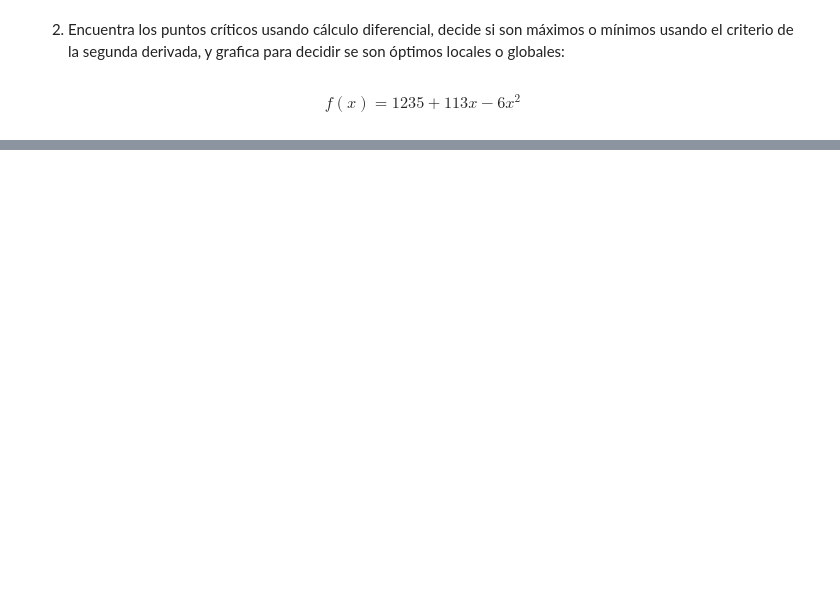
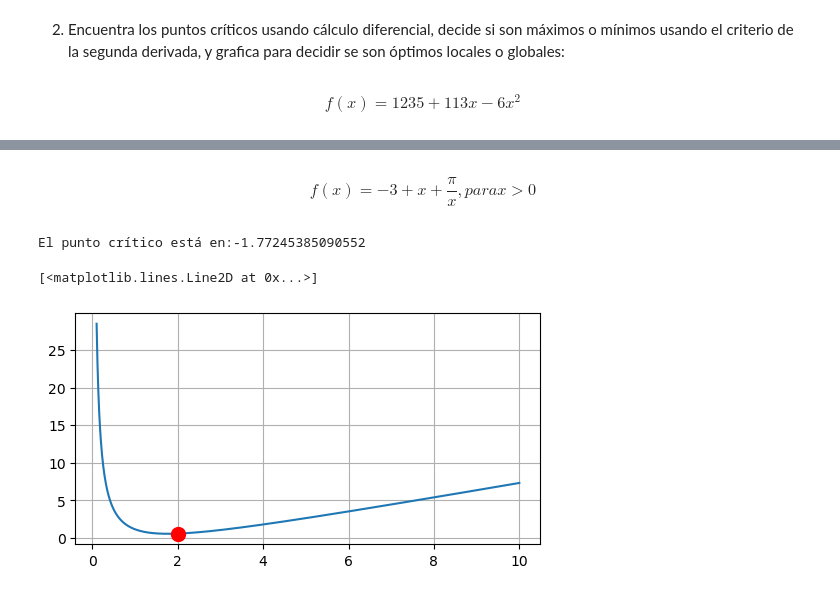
Before and after one commit to RRlaura/Simulacion-Matematica, a Jupyter notebook: Clase 6 A04 (1).ipynb, the cells around one changed output, grey strips where cells are left out. Drawn from its saved outputs; the diff is of its cells as text; code cells hidden in the pictures; blank space fills up the shorter version.

```diff
--- a/Clase 6 A04 (1).ipynb
+++ b/Clase 6 A04 (1).ipynb
@@ -110,0 +130,25 @@ SympifyError: SympifyError: [113/12]
+# %% [markdown]
+$$ f(x) = -3+x+ \frac {\pi}{x}, para x>0 $$
+# %%
+import sympy as sp
+import matplotlib.pyplot as plt
+import numpy as np
+sp.var("x")
+
+def f(x):
+    return -3 + x + (np.pi/x)
+
+df1 = sp.diff(f(x), x)
+pc = sp.solve(df1, x)
+
+
+x = np.linspace(0.1, 10, 1000)
+print("El punto crítico está en:" + str(pc[0]))
+plt.figure(figsize=(6, 3))
+plt.plot(x, f(x))
+plt.grid()
+plt.plot(2, f(2), "r.", ms=20)
+# %% [output]
+El punto crítico está en:-1.77245385090552
+[<matplotlib.lines.Line2D at 0x...>]
+[figure, added]
```
Also changed, not shown: parts of 8 cells of this notebook.
